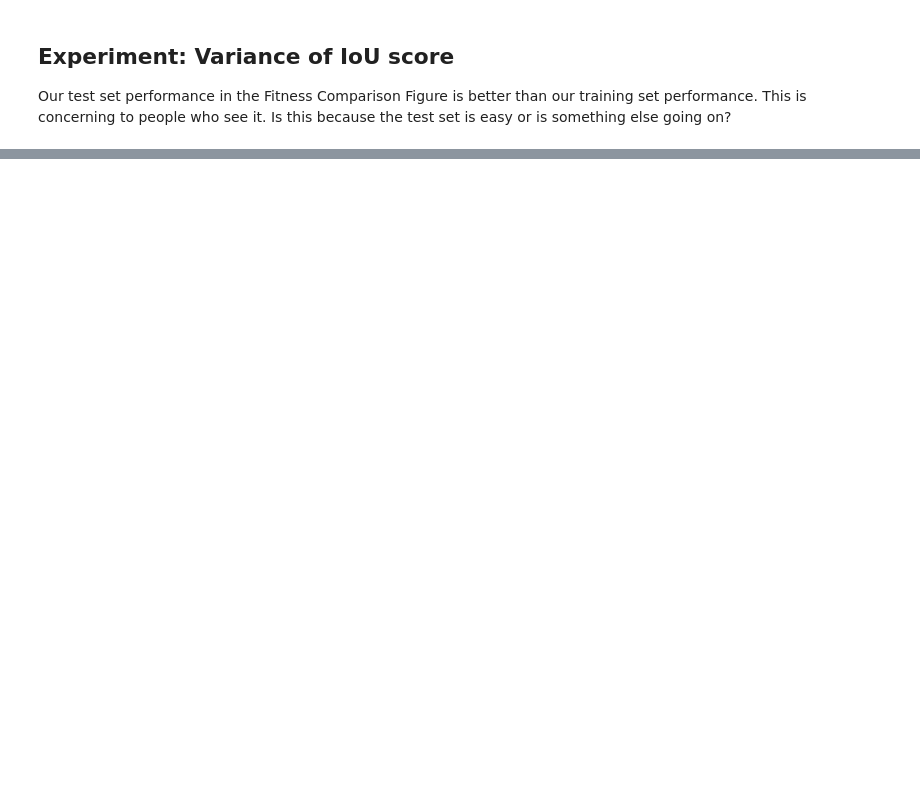
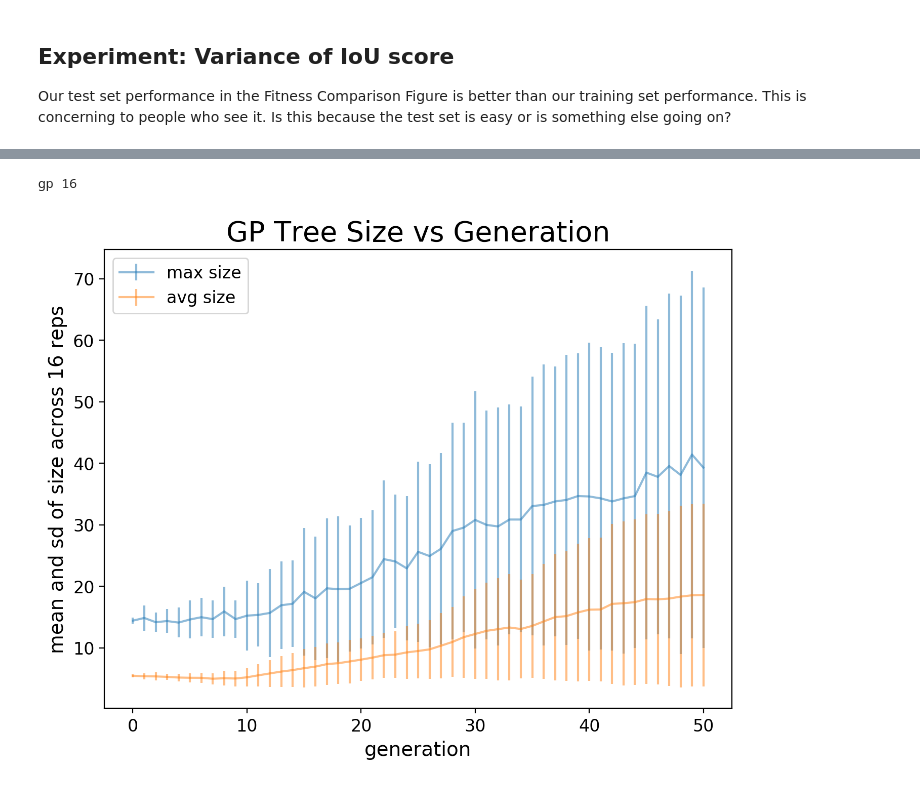
Before and after one commit to maxfieldEland/EC_2019_FinalProject, a Jupyter notebook: figures_notebook_2.ipynb, the cells around one changed output, grey strips where cells are left out. Drawn from its saved outputs; the diff is of its cells as text; code cells hidden in the pictures; blank space fills up the shorter version.

```diff
--- a/figures_notebook_2.ipynb
+++ b/figures_notebook_2.ipynb
@@ -460,0 +431,42 @@ plt.show()
+# %%
+def plot_figure_size_vs_gen(rs, model_type, path=None):
+    fig, ax = plt.subplots(figsize=(8,6), dpi=200)
+    set_plot_font_sizes()
+    prev_n_rep = None
+
+    n_rep = len(rs)
+    print(model_type, n_rep)
+    if prev_n_rep is None:
+        prev_n_rep = n_rep
+    elif prev_n_rep != n_rep:
+        raise Exception('n_rep different for different models')
+
+    # plot mean and std max size per generation
+    n_gen = max(len(r['log'].chapters['size']) for r in rs)
+    max_sizes = rs_to_gen_max_sizes(rs)
+    avg_sizes = rs_to_gen_avg_sizes(rs)
+    mean_max_sizes = max_sizes.mean(axis=0)
+    std_max_sizes = max_sizes.std(axis=0)
+    mean_avg_sizes = avg_sizes.mean(axis=0)
+    std_avg_sizes = avg_sizes.std(axis=0)
+    plt.errorbar(np.arange(n_gen), mean_max_sizes, std_max_sizes, label=f'max size', alpha=0.5)
+    plt.errorbar(np.arange(n_gen), mean_avg_sizes, std_avg_sizes, label=f'avg size', alpha=0.5)
+
+    plt.title(f'{model_type.upper()} Tree Size vs Generation')
+    plt.xlabel('generation')
+    plt.ylabel(f'mean and sd of size across {n_rep} reps')
+    plt.legend(loc='upper left')
+    if path is not None:
+        plt.savefig(path)
+
+    plt.show()
+# %%
+lrs = load_exp_results(dn='real_results/dataset_exp1', model_type='logistic')
+crs = load_exp_results(dn='real_results/dataset_exp1', model_type='constant')
+blrs = load_exp_results(dn='real_results/dataset_exp1', model_type='balanced_logits')
+gprs = load_exp_results(dn='real_results/dataset_exp1', model_type='gp')
+
+plot_figure_size_vs_gen(gprs, model_type='gp', path='figures/fig_exp1_size_vs_gen.png')
+# %% [output]
+gp 16
+[figure, added]
```
Also changed, not shown: parts of 14 cells of this notebook, 1 other file.
